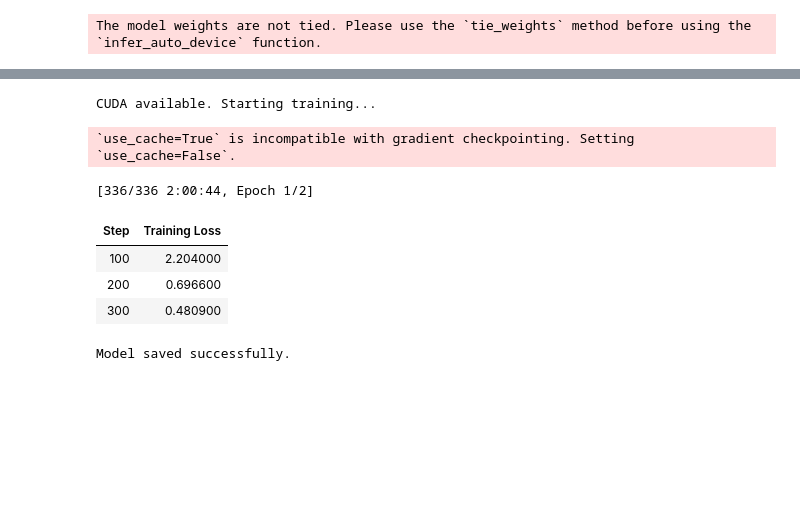
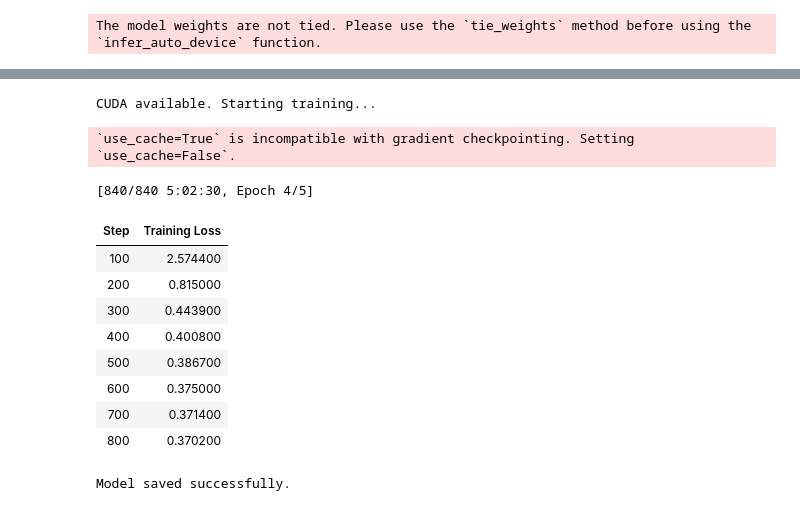
Before and after one commit to yumeow0122/School_Work, a Jupyter notebook: finetune.ipynb, the cells around one changed output, grey strips where cells are left out. Saved outputs shown, nothing was run; the diff lists cells and outputs as text; code cells hidden in the pictures; blank space fills up the shorter version.

```diff
--- a/finetune.ipynb
+++ b/finetune.ipynb
@@ -28,7 +36,17 @@ The model weights are not tied. Please use the `tie_weights` method before using
 # 3. Load the processor
 processor = AutoProcessor.from_pretrained(model_name)
 # %%
-# 4. Load and preprocess the amazon-product-descriptions-vlm dataset
+# 4. Load dataset and preprocess data
+transform = transforms.Compose([
+    transforms.Resize((500, 500)),  # 統一圖片大小
+    transforms.RandomApply([transforms.RandomHorizontalFlip()], p=0.15),  # 水平翻轉
+    transforms.RandomApply([transforms.RandomAffine(degrees=15, translate=(0.1, 0.1))], p=0.10),  # 拍歪
+    transforms.RandomApply([transforms.RandomAffine(degrees=30, translate=(0.1, 0.1))], p=0.10),  # 拍歪
+    transforms.RandomApply([transforms.RandomAffine(degrees=45, translate=(0.1, 0.1))], p=0.10),  # 拍歪
+    transforms.RandomApply([transforms.GaussianBlur(21, 10)], p=0.15),  # 模糊
+])
+
+# Prompt 模板
 prompt = """You are an expert e-commerce content writer specializing in SEO-optimized and mobile-friendly product descriptions.
 
 Follow these steps to analyze and generate the product description:
@@ -53,10 +71,12 @@ Follow these steps to analyze and generate the product description:
 - CATEGORY: {category}
 
 **Output**:
-Write only the description text.
+Write **only the description text.**
 """
 
+# 定義處理單個樣本的函數
 def format_data(sample):
+    # 格式化輸入與輸出
     return {
         "messages": [
             {
@@ -68,7 +88,7 @@ def format_data(sample):
                     },
                     {
                         "type": "image",
-                        "image": sample["image"],
+                        "image": transform(sample["image"]),
                     }
                 ],
             },
@@ -79,7 +99,7 @@ def format_data(sample):
         ],
     }
 
-# Load dataset and format it
+# 加載資料集並格式化
 dataset_id = "philschmid/amazon-product-descriptions-vlm"
-dataset = load_dataset(dataset_id, split="train")
-dataset = [format_data(sample) for sample in dataset]
+raw_dataset = load_dataset(dataset_id, split="train")
+dataset = [format_data(sample) for sample in raw_dataset]
@@ -94,10 +132,10 @@ peft_config = LoraConfig(
     task_type="CAUSAL_LM"
 )
 # %%
-# 6. Define SFT Training Arguments
+# 7. Define SFT Training Arguments
 sft_args = SFTConfig(
-    output_dir="./v2-llama-3.2-11b-vision-finetuned",
-    num_train_epochs=2,
+    output_dir="./llama-3.2-11b-vision-finetuned",
+    num_train_epochs=5,
     per_device_train_batch_size=4,
     gradient_accumulation_steps=2,
     max_seq_length=512,
@@ -150,22 +188,27 @@ trainer = SFTTrainer(
     tokenizer=processor.tokenizer,
 )
 # %%
-# 9. Fine-tune the model
+# 10. Fine-tune the model
 if torch.cuda.is_available():
     print("CUDA available. Starting training...")
     trainer.train()
 else:
     print("CUDA not available. Training on CPU. This may take longer.")
 
 # 10. Save the fine-tuned model
-trainer.save_model("./v2-llama-3.2-11b-vision-finetuned")
+trainer.save_model("./llama-3.2-11b-vision-finetuned")
 print("Model saved successfully.")
 # %% [output]
 CUDA available. Starting training...
 `use_cache=True` is incompatible with gradient checkpointing. Setting `use_cache=False`.
-[336/336 2:00:44, Epoch 1/2]
+[840/840 5:02:30, Epoch 4/5]
 | Step | Training Loss |
-| 100 | 2.204000 |
-| 200 | 0.696600 |
-| 300 | 0.480900 |
+| 100 | 2.574400 |
+| 200 | 0.815000 |
+| 300 | 0.443900 |
+| 400 | 0.400800 |
+| 500 | 0.386700 |
+| 600 | 0.375000 |
+| 700 | 0.371400 |
+| 800 | 0.370200 |
 Model saved successfully.
```
Also changed, not shown: parts of 5 cells of this notebook, 40 other files.
